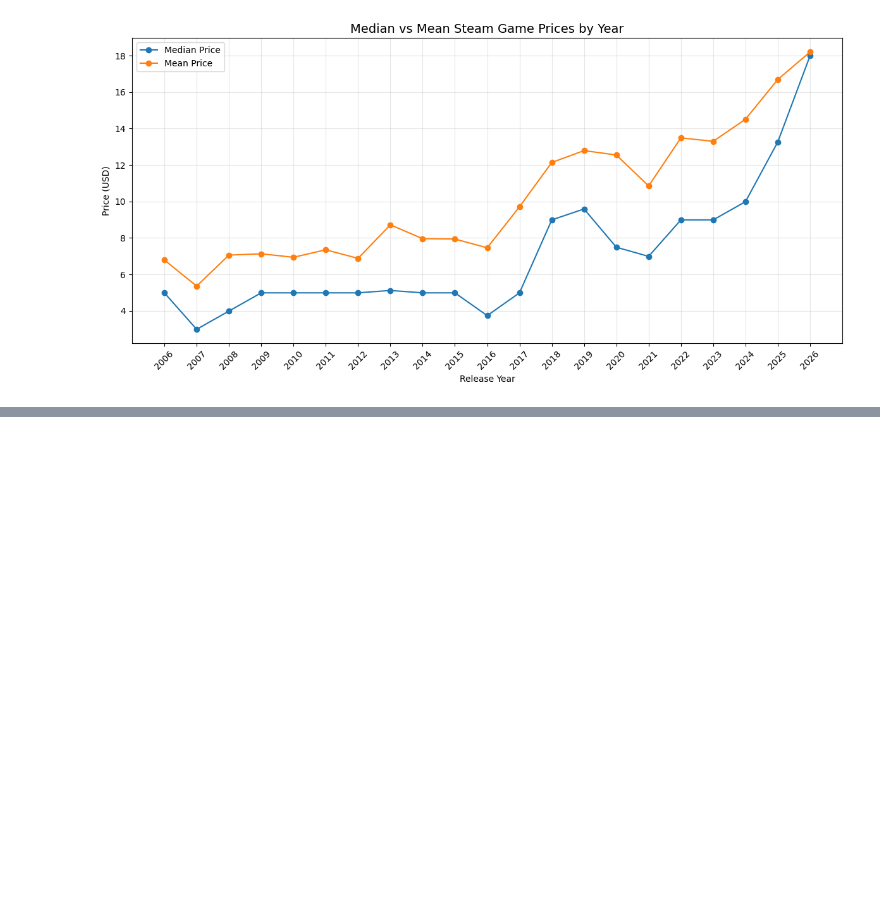
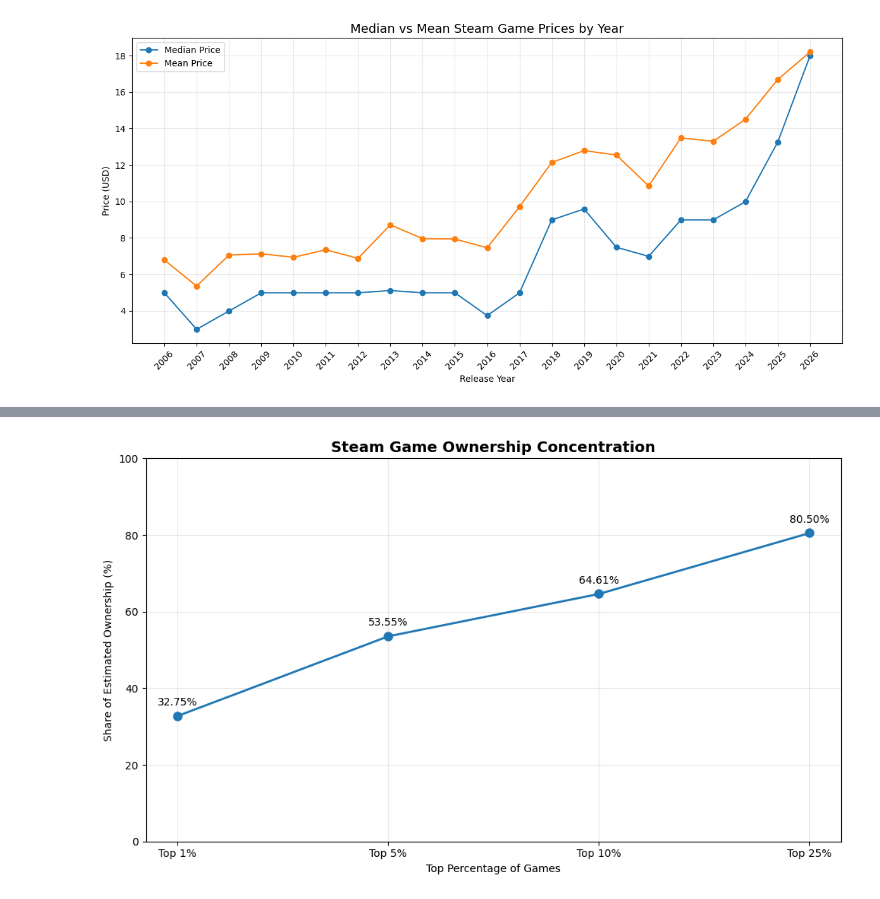
Before and after one commit to nabil20102000/gaming-industry-analytics, a Jupyter notebook: Project_1_Steam_Market_Analytics/Python/Steam_Market_EDA.ipynb, the cells around one changed output, grey strips where cells are left out. Drawn from its saved outputs; the diff is of its cells as text; code cells hidden in the pictures; blank space fills up the shorter version.

```diff
--- a/Project_1_Steam_Market_Analytics/Python/Steam_Market_EDA.ipynb
+++ b/Project_1_Steam_Market_Analytics/Python/Steam_Market_EDA.ipynb
@@ -678,0 +837,68 @@ plt.show()
+# %%
+
+# ==========================================
+# CHART 2: OWNERSHIP CONCENTRATION
+# ==========================================
+
+# Convert decimal proportions to percentages
+ownership_df["ownership_percentage"] = (
+    ownership_df["owner_share"] * 100
+)
+
+# Create readable category labels
+ownership_labels = (
+    ownership_df["top_slice"]
+    .str.replace("top_", "Top ", regex=False)
+    .str.replace("pct", "%", regex=False)
+)
+
+# Create chart
+fig, ax = plt.subplots(figsize=(10, 6))
+
+ax.plot(
+    ownership_labels,
+    ownership_df["ownership_percentage"],
+    marker="o",
+    linewidth=2,
+    markersize=8
+)
+
+# Add data labels
+for x, y in zip(
+    ownership_labels,
+    ownership_df["ownership_percentage"]
+):
+    ax.annotate(
+        f"{y:.2f}%",
+        (x, y),
+        textcoords="offset points",
+        xytext=(0, 10),
+        ha="center"
+    )
+
+# Titles and formatting
+ax.set_title(
+    "Steam Game Ownership Concentration",
+    fontsize=14,
+    fontweight="bold"
+)
+
+ax.set_xlabel("Top Percentage of Games")
+ax.set_ylabel("Share of Estimated Ownership (%)")
+
+ax.set_ylim(0, 100)
+
+ax.grid(alpha=0.3)
+
+plt.tight_layout()
+
+# Save chart
+plt.savefig(
+    f"{chart_folder}/ownership_concentration.png",
+    dpi=300,
+    bbox_inches="tight"
+)
+
+plt.show()
+# %% [output]
+[figure, added]
```
Also changed, not shown: parts of 6 cells of this notebook, 4 other files.
